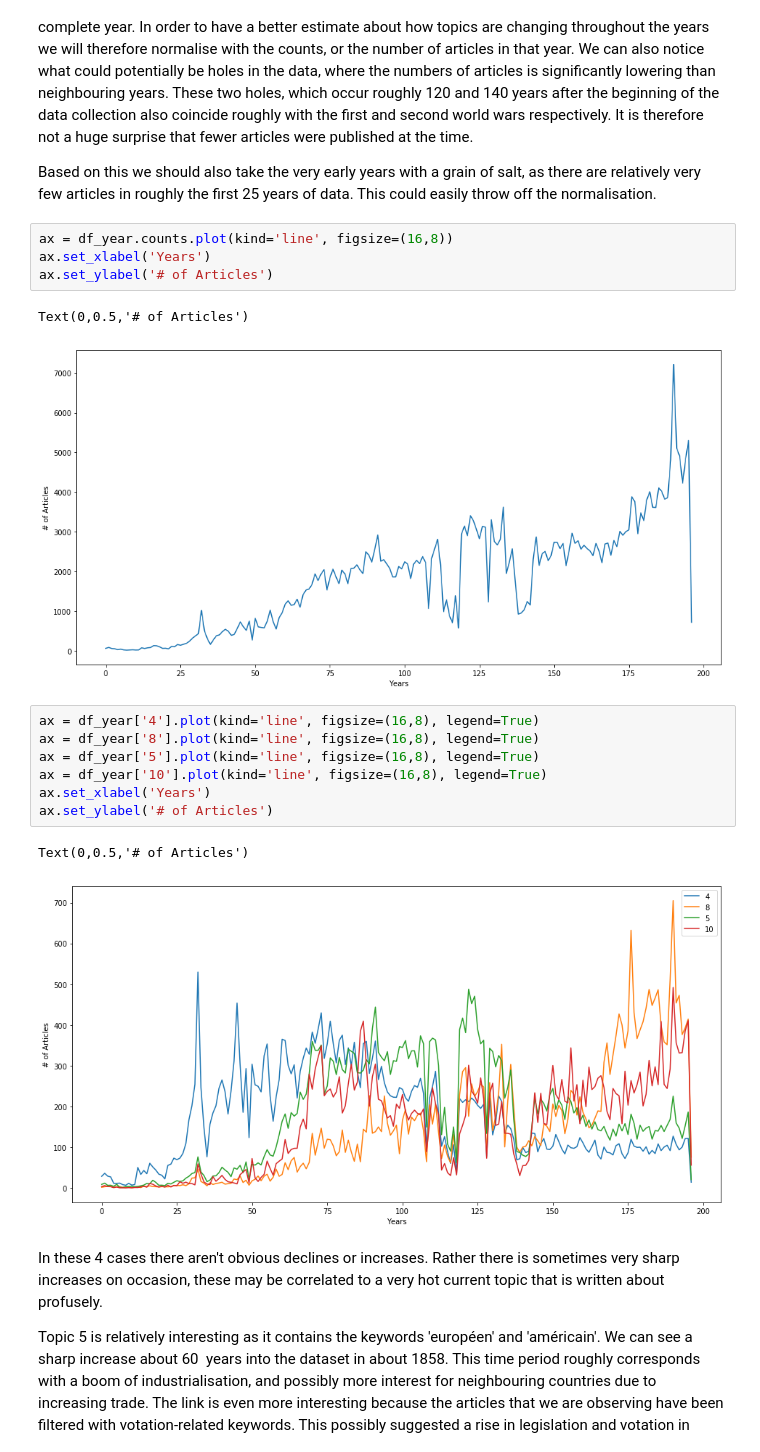
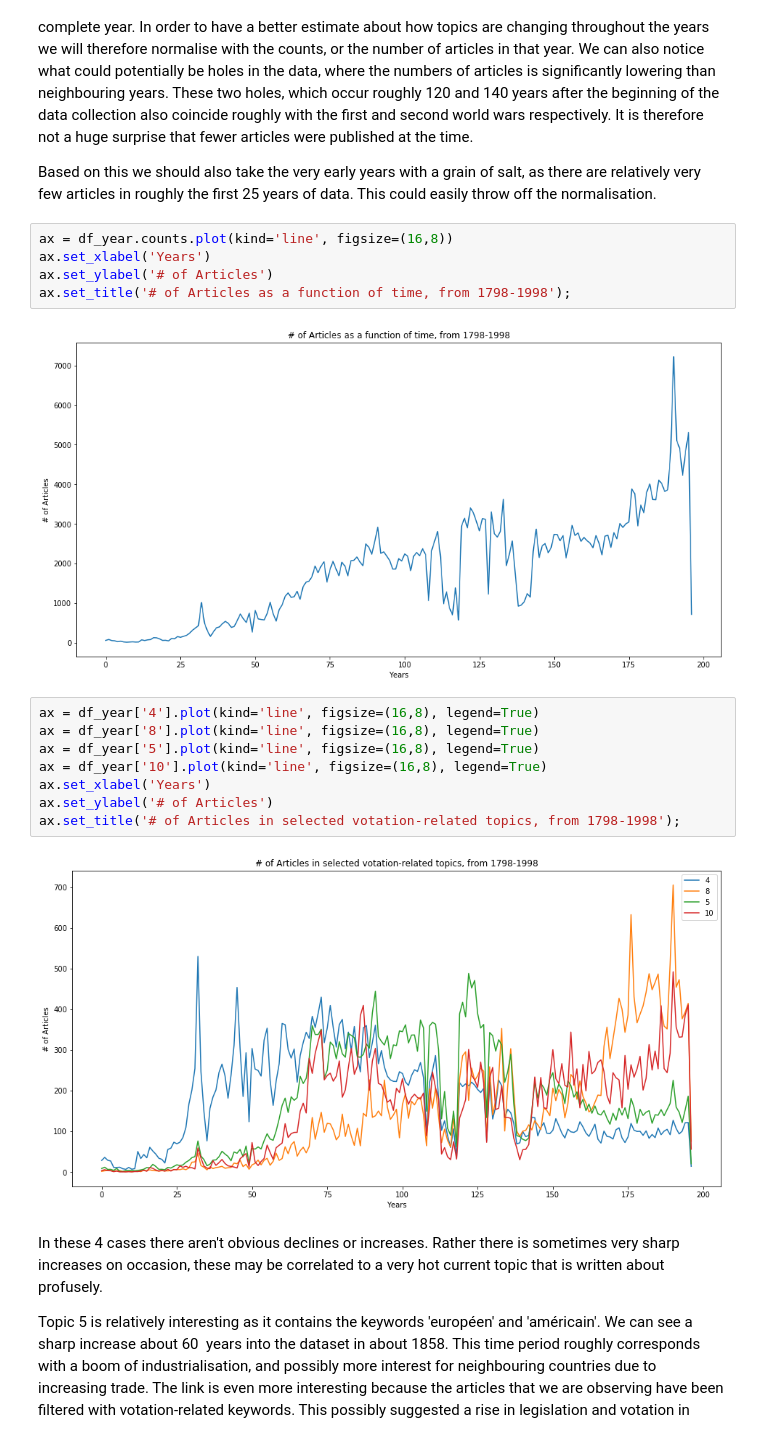
Before and after one commit to denhardt/ADA2017_GroupWork, a Jupyter notebook: Project/Milestone 3.ipynb, the cells around one changed output. Drawn from its saved outputs; the diff is of its cells as text.

```diff
--- a/Project/Milestone 3.ipynb
+++ b/Project/Milestone 3.ipynb
@@ -221,19 +248,19 @@ Based on this we should also take the very early years with a grain of salt, as
 ax = df_year.counts.plot(kind='line', figsize=(16,8))
 ax.set_xlabel('Years')
 ax.set_ylabel('# of Articles')
+ax.set_title('# of Articles as a function of time, from 1798-1998');
 # %% [output]
-Text(0,0.5,'# of Articles')
-[figure, old version]
+[figure, new version]
 # %%
 ax = df_year['4'].plot(kind='line', figsize=(16,8), legend=True)
 ax = df_year['8'].plot(kind='line', figsize=(16,8), legend=True)
 ax = df_year['5'].plot(kind='line', figsize=(16,8), legend=True)
 ax = df_year['10'].plot(kind='line', figsize=(16,8), legend=True)
 ax.set_xlabel('Years')
 ax.set_ylabel('# of Articles')
+ax.set_title('# of Articles in selected votation-related topics, from 1798-1998');
 # %% [output]
-Text(0,0.5,'# of Articles')
-[figure, old version]
+[figure, new version]
 # %% [markdown]
 In these 4 cases there aren't obvious declines or increases. Rather there is sometimes very sharp increases on occasion, these may be correlated to a very hot current topic that is written about profusely.
 
```
Also changed, not shown: parts of 25 cells of this notebook.
